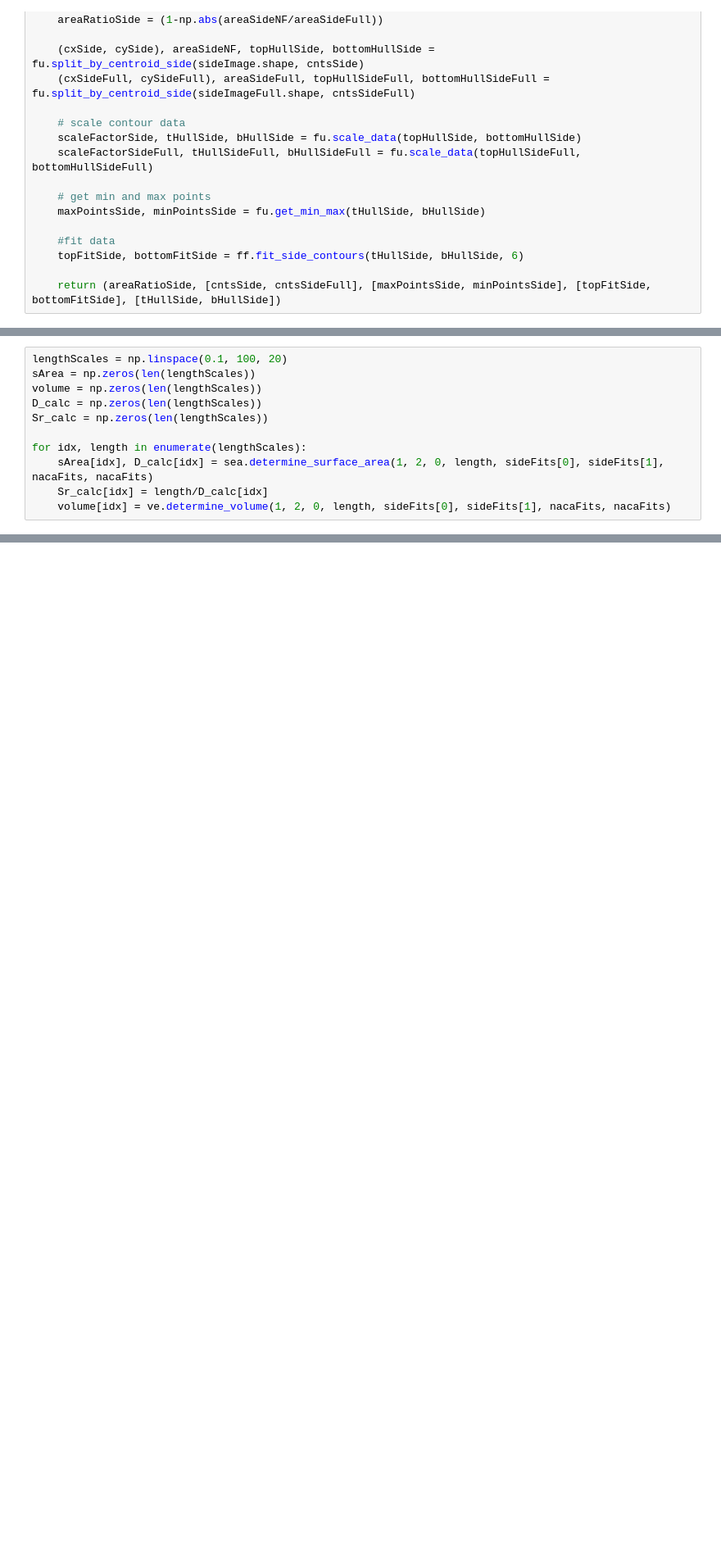
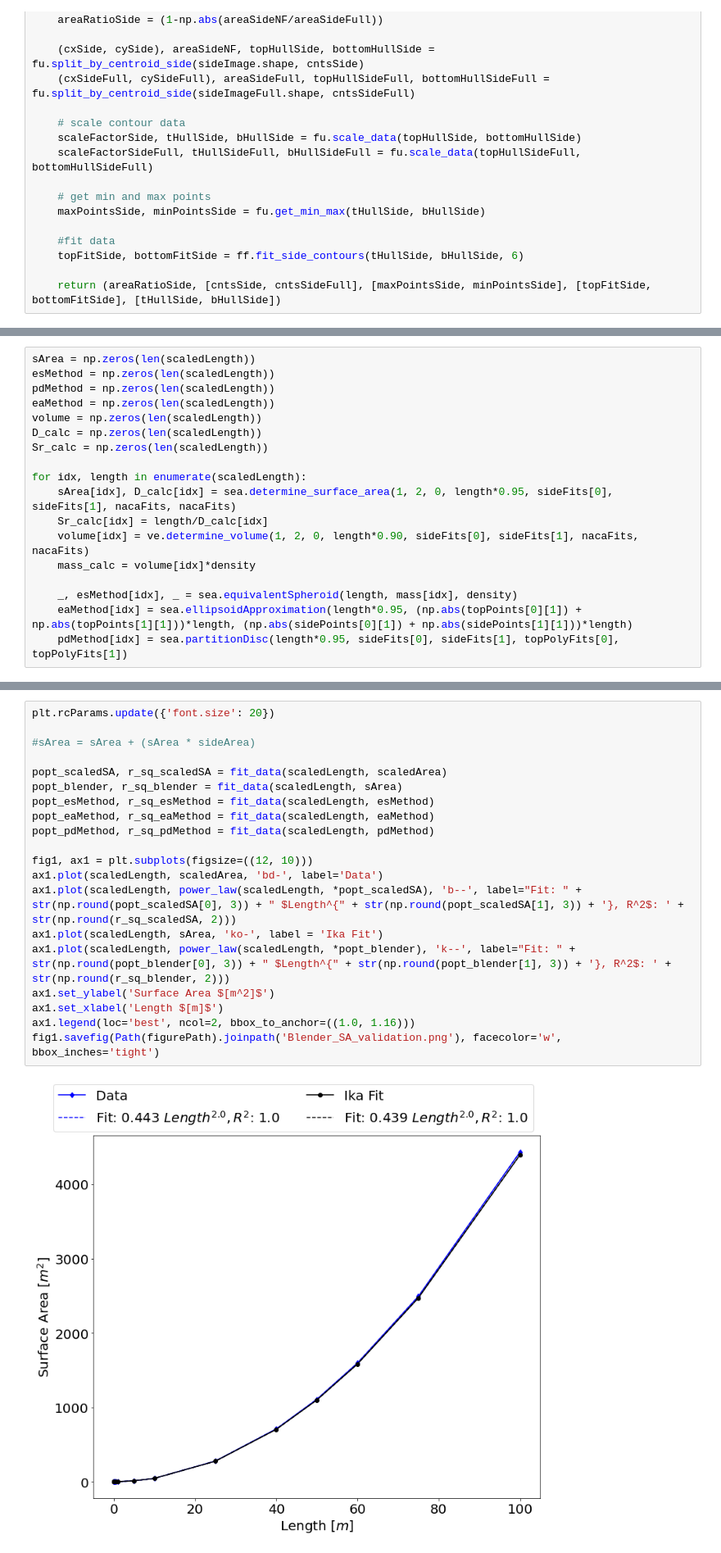
Before and after one commit to michaelcoe/Ika-Fit, a Jupyter notebook: blenderValidation.ipynb, the cells around one changed output, grey strips where cells are left out. Shown at 82% size. Cells and saved outputs as stored; diff of their text form; blank space fills up the shorter version.

```diff
--- a/blenderValidation.ipynb
+++ b/blenderValidation.ipynb
@@ -172,11 +199,18 @@ scaledVolume = scaledVolume / 100**3
 # %%
-lengthScales = np.linspace(0.1, 100, 20)
-sArea = np.zeros(len(lengthScales))
-volume = np.zeros(len(lengthScales))
-D_calc = np.zeros(len(lengthScales))
-Sr_calc = np.zeros(len(lengthScales))
+sArea = np.zeros(len(scaledLength))
+esMethod = np.zeros(len(scaledLength))
+pdMethod = np.zeros(len(scaledLength))
+eaMethod = np.zeros(len(scaledLength))
+volume = np.zeros(len(scaledLength))
+D_calc = np.zeros(len(scaledLength))
+Sr_calc = np.zeros(len(scaledLength))
 
-for idx, length in enumerate(lengthScales):
-    sArea[idx], D_calc[idx] = sea.determine_surface_area(1, 2, 0, length, sideFits[0], sideFits[1], nacaFits, nacaFits)
+for idx, length in enumerate(scaledLength):
+    sArea[idx], D_calc[idx] = sea.determine_surface_area(1, 2, 0, length*0.95, sideFits[0], sideFits[1], nacaFits, nacaFits)
     Sr_calc[idx] = length/D_calc[idx]
-    volume[idx] = ve.determine_volume(1, 2, 0, length, sideFits[0], sideFits[1], nacaFits, nacaFits)
+    volume[idx] = ve.determine_volume(1, 2, 0, length*0.90, sideFits[0], sideFits[1], nacaFits, nacaFits)
+    mass_calc = volume[idx]*density
+
+    _, esMethod[idx], _ = sea.equivalentSpheroid(length, mass[idx], density)
+    eaMethod[idx] = sea.ellipsoidApproximation(length*0.95, (np.abs(topPoints[0][1]) + np.abs(topPoints[1][1]))*length, (np.abs(sidePoints[0][1]) + np.abs(sidePoints[1][1]))*length)
+    pdMethod[idx] = sea.partitionDisc(length*0.95, sideFits[0], sideFits[1], topPolyFits[0], topPolyFits[1])
@@ -246,0 +217,22 @@ ax3.legend()
+# %%
+plt.rcParams.update({'font.size': 20})
+
+#sArea = sArea + (sArea * sideArea)
+
+popt_scaledSA, r_sq_scaledSA = fit_data(scaledLength, scaledArea)
+popt_blender, r_sq_blender = fit_data(scaledLength, sArea)
+popt_esMethod, r_sq_esMethod = fit_data(scaledLength, esMethod)
+popt_eaMethod, r_sq_eaMethod = fit_data(scaledLength, eaMethod)
+popt_pdMethod, r_sq_pdMethod = fit_data(scaledLength, pdMethod)
+
+fig1, ax1 = plt.subplots(figsize=((12, 10)))
+ax1.plot(scaledLength, scaledArea, 'bd-', label='Data')
+ax1.plot(scaledLength, power_law(scaledLength, *popt_scaledSA), 'b--', label="Fit: " + str(np.round(popt_scaledSA[0], 3)) + " $Length^{" + str(np.round(popt_scaledSA[1], 3)) + '}, R^2$: ' + str(np.round(r_sq_scaledSA, 2)))
+ax1.plot(scaledLength, sArea, 'ko-', label = 'Ika Fit')
+ax1.plot(scaledLength, power_law(scaledLength, *popt_blender), 'k--', label="Fit: " + str(np.round(popt_blender[0], 3)) + " $Length^{" + str(np.round(popt_blender[1], 3)) + '}, R^2$: ' + str(np.round(r_sq_blender, 2)))
+ax1.set_ylabel('Surface Area $[m^2]$')
+ax1.set_xlabel('Length $[m]$')
+ax1.legend(loc='best', ncol=2, bbox_to_anchor=((1.0, 1.16)))
+fig1.savefig(Path(figurePath).joinpath('Blender_SA_validation.png'), facecolor='w', bbox_inches='tight')
+# %% [output]
+[figure, added]
```
Also changed, not shown: parts of 18 cells of this notebook, 33 other files.
